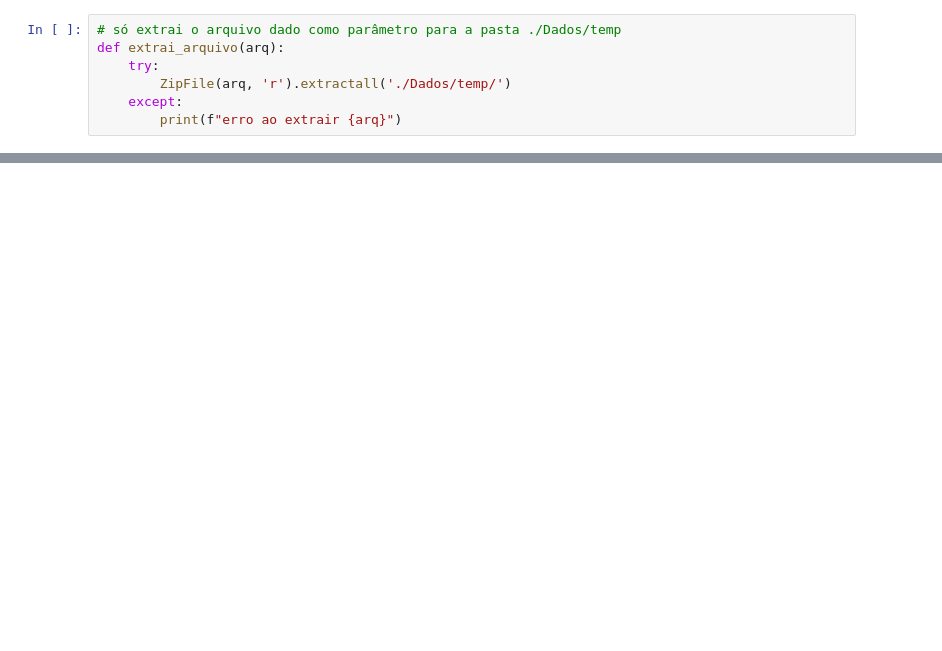
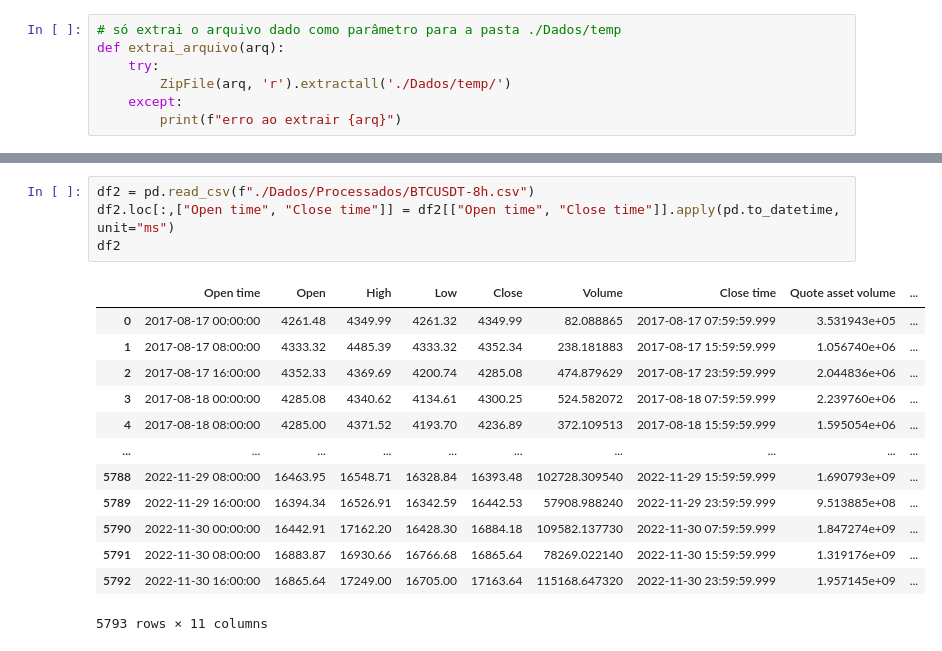
Before and after one commit to lambdavar/Artigo, a Jupyter notebook: main.ipynb, the cells around one changed output, grey strips where cells are left out. Saved outputs shown, nothing was run; the diff lists cells and outputs as text; blank space fills up the shorter version.

```diff
--- a/main.ipynb
+++ b/main.ipynb
@@ -96,0 +104,18 @@ for arq in lista_arquivos:
+# %%
+df2 = pd.read_csv(f"./Dados/Processados/BTCUSDT-8h.csv")
+df2.loc[:,["Open time", "Close time"]] = df2[["Open time", "Close time"]].apply(pd.to_datetime, unit="ms")
+df2
+# %% [output]
+|  | Open time | Open | High | Low | Close | Volume | Close time | Quote asset volume | ... |
+| 0 | 2017-08-17 00:00:00 | 4261.48 | 4349.99 | 4261.32 | 4349.99 | 82.088865 | 2017-08-17 07:59:59.999 | 3.531943e+05 | ... |
+| 1 | 2017-08-17 08:00:00 | 4333.32 | 4485.39 | 4333.32 | 4352.34 | 238.181883 | 2017-08-17 15:59:59.999 | 1.056740e+06 | ... |
+| 2 | 2017-08-17 16:00:00 | 4352.33 | 4369.69 | 4200.74 | 4285.08 | 474.879629 | 2017-08-17 23:59:59.999 | 2.044836e+06 | ... |
+| 3 | 2017-08-18 00:00:00 | 4285.08 | 4340.62 | 4134.61 | 4300.25 | 524.582072 | 2017-08-18 07:59:59.999 | 2.239760e+06 | ... |
+| 4 | 2017-08-18 08:00:00 | 4285.00 | 4371.52 | 4193.70 | 4236.89 | 372.109513 | 2017-08-18 15:59:59.999 | 1.595054e+06 | ... |
+| ... | ... | ... | ... | ... | ... | ... | ... | ... | ... |
+| 5788 | 2022-11-29 08:00:00 | 16463.95 | 16548.71 | 16328.84 | 16393.48 | 102728.309540 | 2022-11-29 15:59:59.999 | 1.690793e+09 | ... |
+| 5789 | 2022-11-29 16:00:00 | 16394.34 | 16526.91 | 16342.59 | 16442.53 | 57908.988240 | 2022-11-29 23:59:59.999 | 9.513885e+08 | ... |
+| 5790 | 2022-11-30 00:00:00 | 16442.91 | 17162.20 | 16428.30 | 16884.18 | 109582.137730 | 2022-11-30 07:59:59.999 | 1.847274e+09 | ... |
+| 5791 | 2022-11-30 08:00:00 | 16883.87 | 16930.66 | 16766.68 | 16865.64 | 78269.022140 | 2022-11-30 15:59:59.999 | 1.319176e+09 | ... |
+| 5792 | 2022-11-30 16:00:00 | 16865.64 | 17249.00 | 16705.00 | 17163.64 | 115168.647320 | 2022-11-30 23:59:59.999 | 1.957145e+09 | ... |
+5793 rows × 11 columns
```
Also changed, not shown: parts of 11 cells of this notebook.
